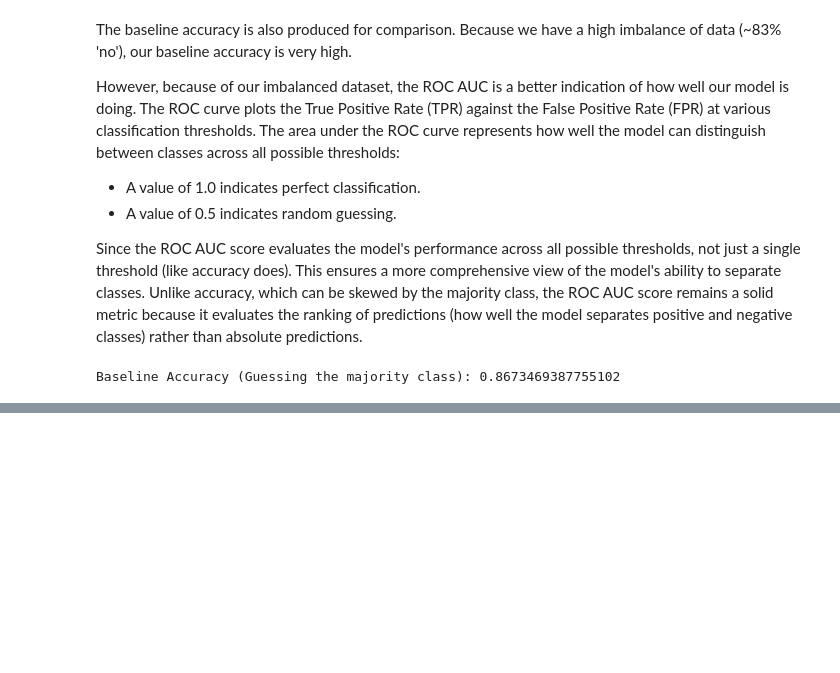
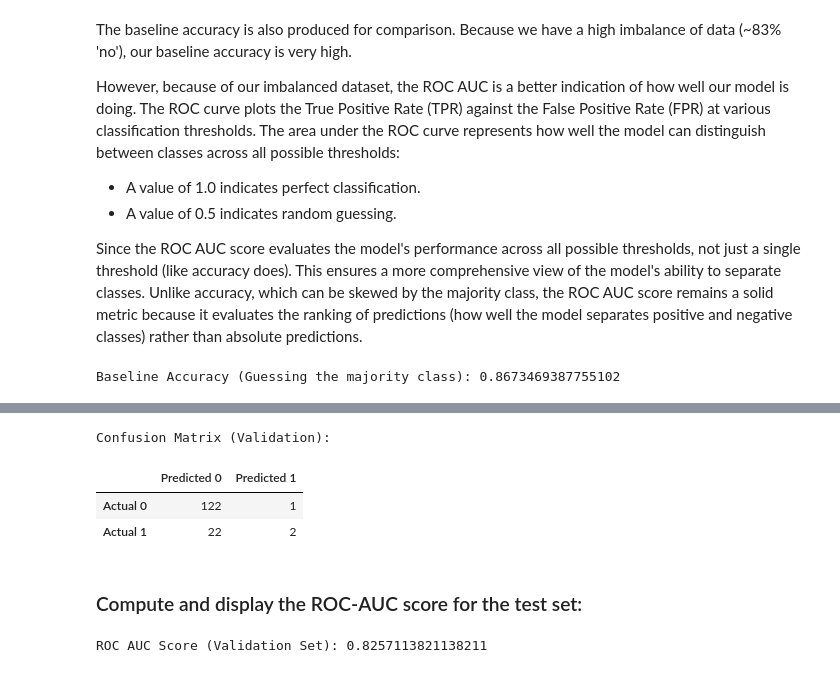
Before and after one commit to michyli/AttritionPredictionModel, a Jupyter notebook: main.ipynb, the cells around one changed output, grey strips where cells are left out. Drawn from its saved outputs; the diff is of its cells as text; code cells hidden in the pictures; blank space fills up the shorter version.

```diff
--- a/main.ipynb
+++ b/main.ipynb
@@ -388,0 +551,25 @@ Baseline Accuracy (Guessing the majority class): 0.8673469387755102
+# %%
+# Compute confusion matrix
+cm = confusion_matrix(y_val, y_val_pred)
+
+# Create a DataFrame for better display
+cm_df = pd.DataFrame(
+    cm,
+    index=["Actual 0", "Actual 1"],
+    columns=["Predicted 0", "Predicted 1"]
+)
+# Print the confusion matrix as a table
+print("\nConfusion Matrix (Validation):")
+display(cm_df)
+# %% [output]
+Confusion Matrix (Validation):
+|  | Predicted 0 | Predicted 1 |
+| Actual 0 | 122 | 1 |
+| Actual 1 | 22 | 2 |
+# %% [markdown]
+### Compute and display the ROC-AUC score for the test set:
+# %%
+roc_auc_validation = roc_auc_score(y_val, y_val_pred_proba)
+print("ROC AUC Score (Validation Set):", roc_auc_validation)
+# %% [output]
+ROC AUC Score (Validation Set): 0.8257113821138211
```
Also changed, not shown: parts of 32 cells of this notebook.
